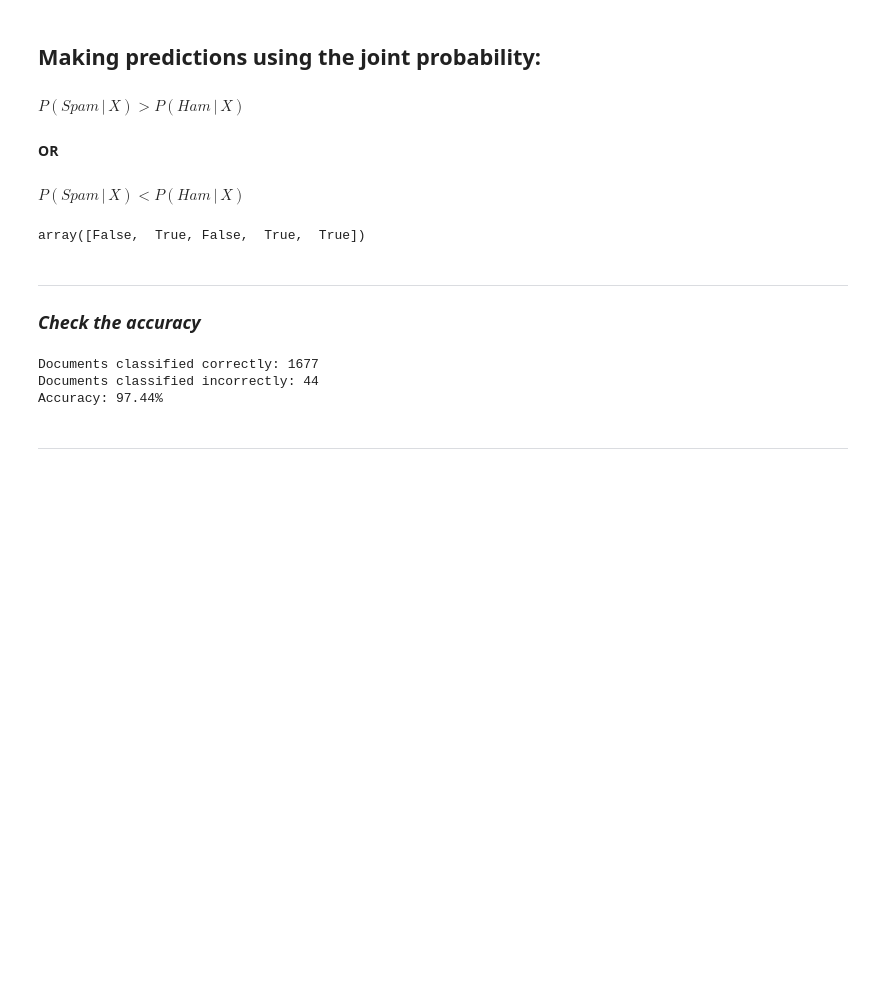
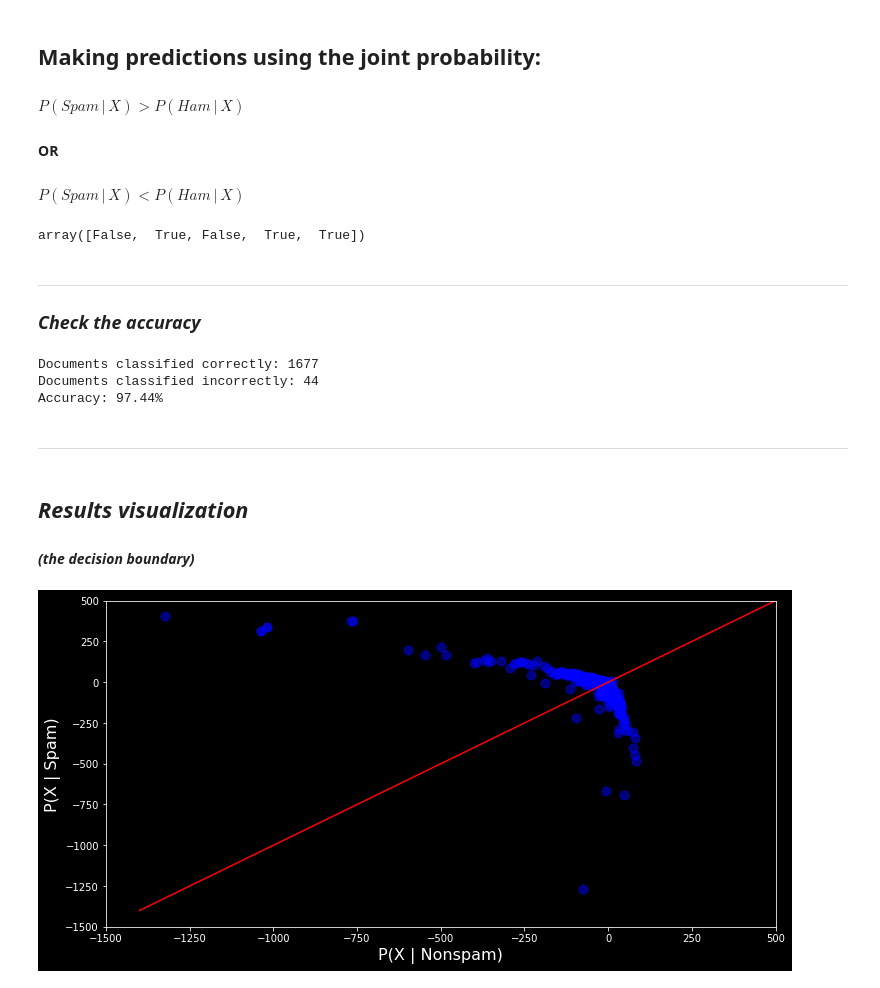
Before and after one commit to playeredlc/DataScience-Learnings, a Jupyter notebook: Spam-Filter/test_evaluation.ipynb, the cells around one changed output. Drawn from its saved outputs; the diff is of its cells as text; code cells hidden in the pictures; blank space fills up the shorter version.

Commit message:
spam-filter: Visualization of the decision boundary.

```diff
--- a/Spam-Filter/test_evaluation.ipynb
+++ b/Spam-Filter/test_evaluation.ipynb
@@ -89,3 +89,27 @@ Documents classified incorrectly: 44
 Accuracy: 97.44%
 # %% [markdown]
 ---
+# %% [markdown]
+## *Results visualization*
+#### *(the decision boundary)*
+# %%
+yaxis_label = 'P(X | Spam)'
+xaxis_label = 'P(X | Nonspam)'
+# create a line
+linedata = np.linspace(start=-1400, stop=500, num=1000)
+
+plt.style.use('dark_background')
+
+plt.figure(figsize=(12, 6))
+plt.xlabel(xaxis_label, fontsize=16)
+plt.ylabel(yaxis_label, fontsize=16)
+
+# scale
+plt.xlim([-1500, 500])
+plt.ylim([-1500, 500])
+
+plt.scatter(joint_log_ham, joint_log_spam, color='blue', alpha=0.5, s=80)
+plt.plot(linedata, linedata, color='red')
+plt.show()
+# %% [output]
+[figure, added]
```
Also changed, not shown: parts of 5 cells of this notebook.
